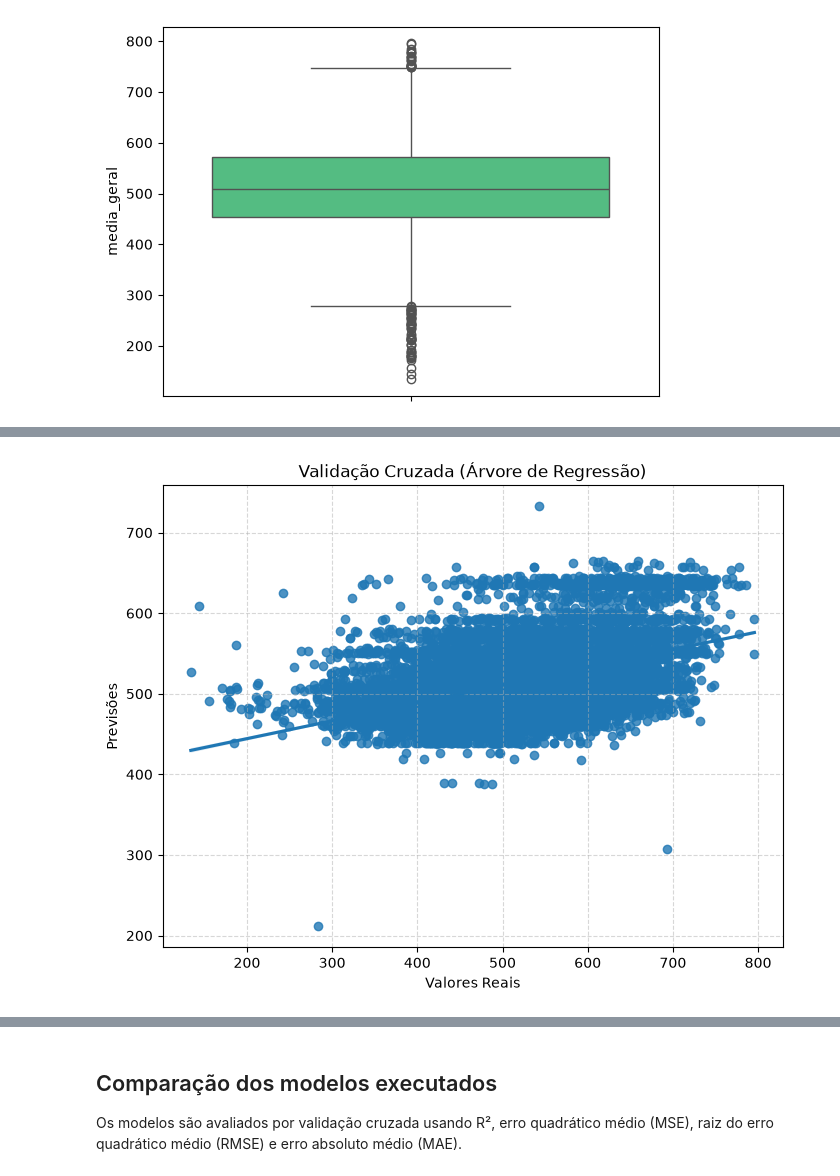
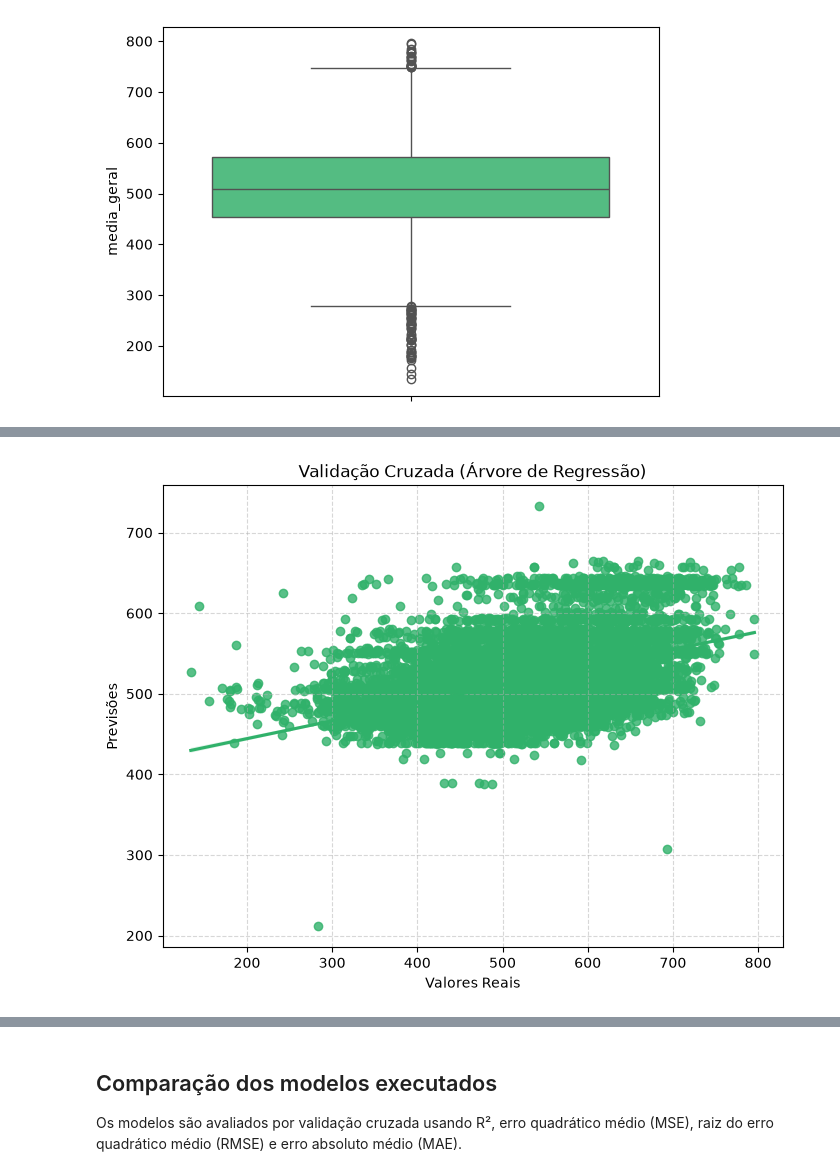
Before and after one commit to mvs105/TESI1-2026.1, a Jupyter notebook: regressao_enem_acre.ipynb, the cells around one changed output, grey strips where cells are left out. Saved outputs shown, nothing was run; the diff lists cells and outputs as text; code cells hidden in the pictures.

```diff
--- a/regressao_enem_acre.ipynb
+++ b/regressao_enem_acre.ipynb
@@ -479,15 +358,15 @@ plt.show()
 # %%
 cv = KFold(n_splits=10, shuffle=True, random_state=42)
 y_pred = cross_val_predict(modelo_arvore_regressao, X, y_regressao, cv=cv)
 plt.figure(figsize=(8, 6))
-sns.regplot(x = y_regressao, y = y_pred)
+sns.regplot(x = y_regressao, y = y_pred, color='#30B16A')
 plt.xlabel("Valores Reais")
 plt.ylabel("Previsões")
 plt.title("Validação Cruzada (Árvore de Regressão)")
 plt.grid(True, linestyle="--", alpha=0.5)
 plt.show()
 # %% [output]
-[figure, old version]
+[figure, new version]
 # %%
 cv = KFold(n_splits=10, shuffle=True, random_state=42)
 y_pred = cross_val_predict(modelo_knn_regressao, X, y_regressao, cv=cv)
```
Also changed, not shown: parts of 32 cells of this notebook.
